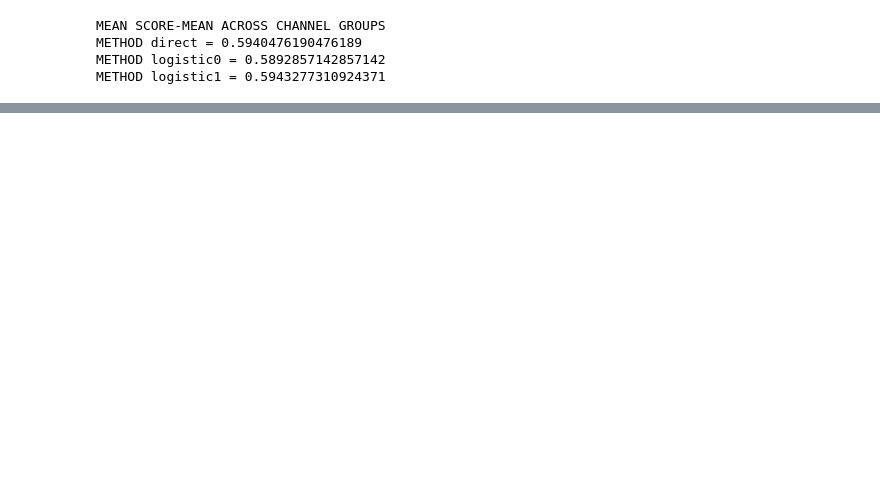
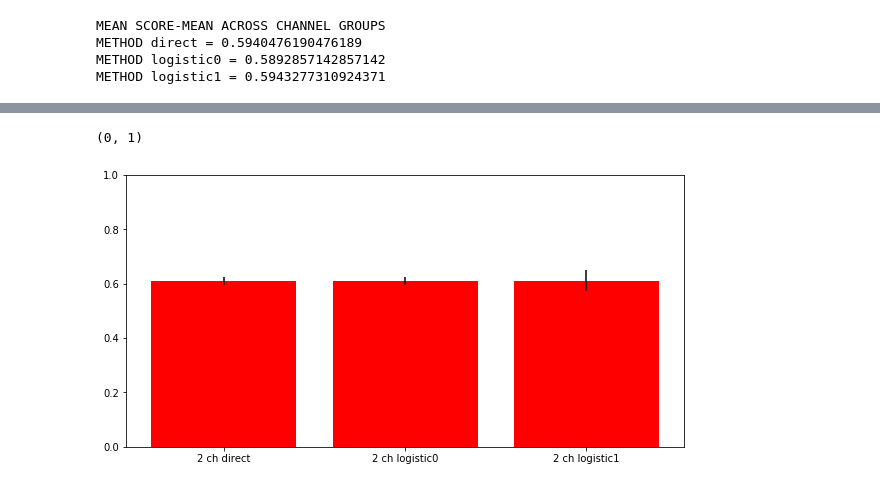
Before and after one commit to wjmn/logistic_phi, a Jupyter notebook: notebooks/exploratory.ipynb, the cells around one changed output, grey strips where cells are left out. Drawn from its saved outputs; the diff is of its cells as text; code cells hidden in the pictures; blank space fills up the shorter version.

```diff
--- a/notebooks/exploratory.ipynb
+++ b/notebooks/exploratory.ipynb
@@ -793,6 +819,4 @@ for filename in glob.glob(glob_str):
 # %%
-methods = set([d.get("method") for d in decoding_results])
-
 print("MEAN SCORE-MEAN ACROSS CHANNEL GROUPS")
 
 for method in methods:
@@ -806,0 +909,12 @@ METHOD logistic1 = 0.5943277310924371
+# %%
+colors = ["red", "blue", "green"]
+
+plt.bar(range(len(decoding_results)),
+        [r.get("score_mean") for r in decoding_results],
+        tick_label = ["{} ch {}".format(r.get("ch_num"), r.get("method")) for r in decoding_results],
+        color = [colors[r.get("ch_num") - 2] for r in decoding_results],
+        yerr = [r.get("score_std") for r in decoding_results])
+plt.ylim((0, 1))
+# %% [output]
+(0, 1)
+[figure, added]
```
Also changed, not shown: parts of 12 cells of this notebook, 7 other files.
